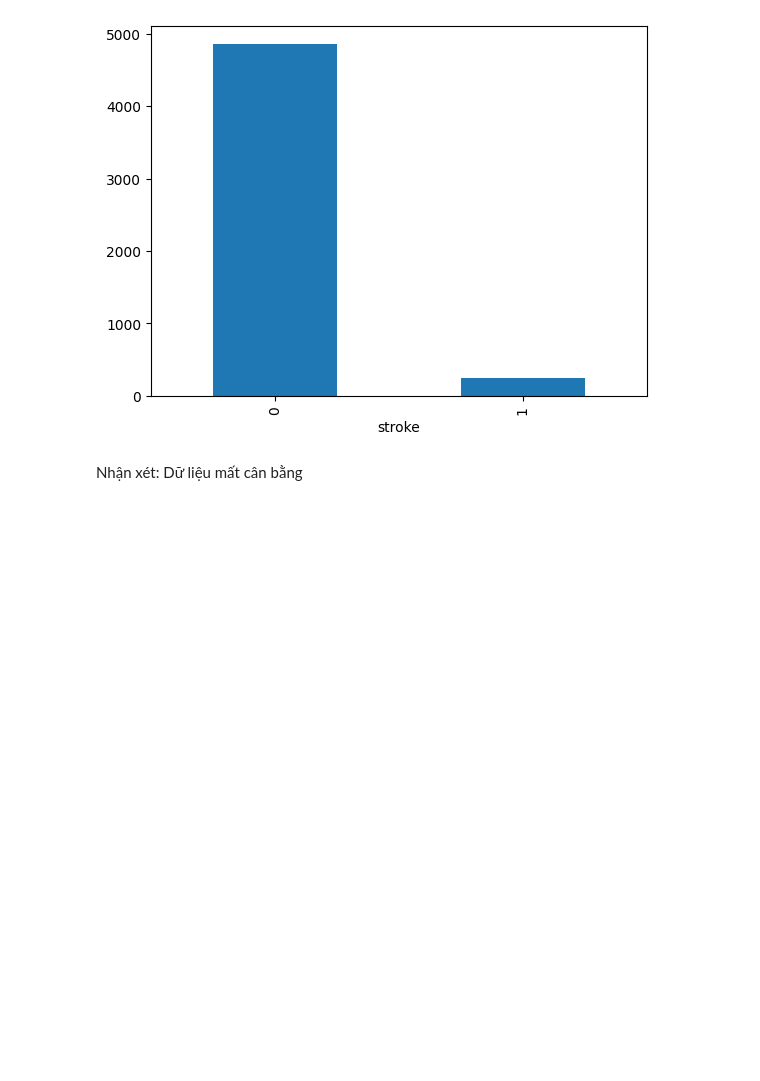
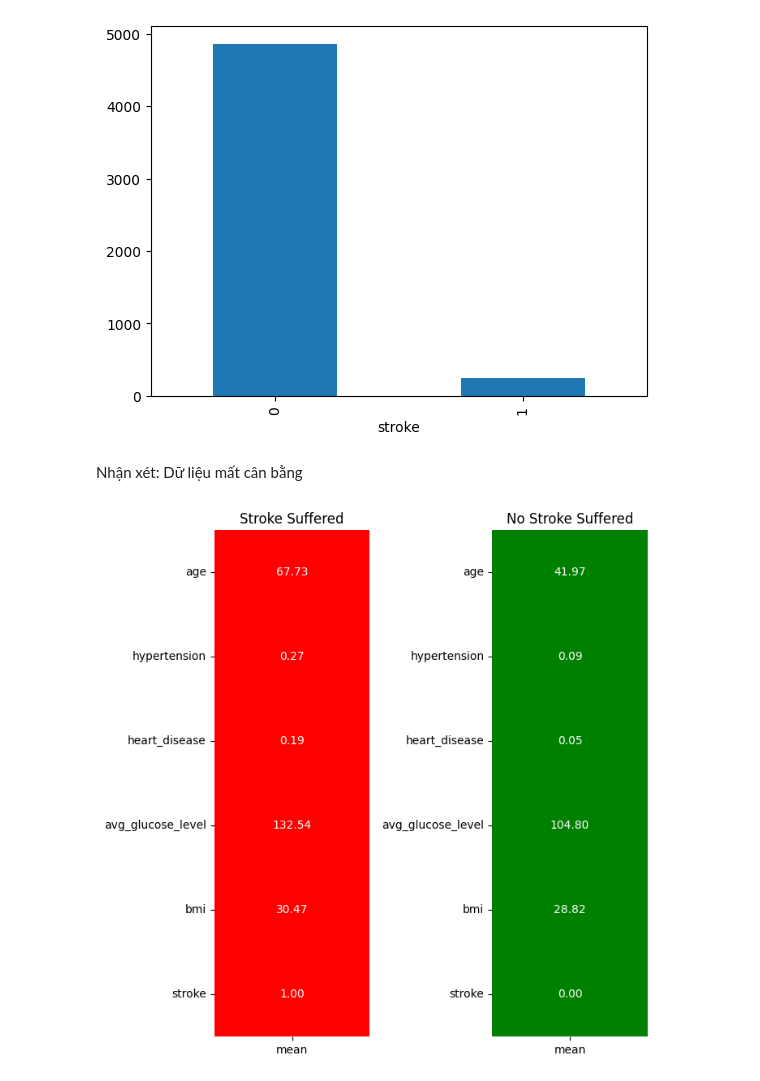
Before and after one commit to thethien8a/Machine-Learning-Project, a Jupyter notebook: Logistic Regression/project_2.ipynb, the cells around one changed output. Cells and saved outputs as stored; diff of their text form; code cells hidden in the pictures; blank space fills up the shorter version.

```diff
--- a/Logistic Regression/project_2.ipynb
+++ b/Logistic Regression/project_2.ipynb
@@ -93,3 +122,62 @@ plt.show()
 [figure]
 # %% [markdown]
 Nhận xét: Dữ liệu mất cân bằng
+# %%
+import pandas as pd
+import numpy as np
+import matplotlib.pyplot as plt
+import seaborn as sns
+
+
+stroke = df[df['stroke'] == 1].describe().T
+no_stroke = df[df['stroke'] == 0].describe().T
+
+stroke_means = stroke['mean']
+no_stroke_means = no_stroke['mean']
+
+# Create a DataFrame for comparison
+comparison = pd.DataFrame({
+    'Stroke Suffered': stroke_means,
+    'No Stroke Suffered': no_stroke_means
+})
+
+# Prepare color lists
+colors_stroke = []
+colors_no_stroke = []
+for idx in comparison.index:
+    if comparison.loc[idx, 'Stroke Suffered'] > comparison.loc[idx, 'No Stroke Suffered']:
+        colors_stroke.append('red')
+        colors_no_stroke.append('green')
+    else:
+        colors_stroke.append('green')
+        colors_no_stroke.append('red')
+
+# Plotting
+fig, axes = plt.subplots(1, 2, figsize=(7, 7))
+
+# Stroke Suffered column
+sns.heatmap(
+    stroke[['mean']],
+    annot=True,
+    fmt=".2f",
+    cmap=sns.color_palette(colors_stroke),  # Custom color palette
+    cbar=False,
+    ax=axes[0]
+)
+axes[0].set_title('Stroke Suffered')
+
+# No Stroke Suffered column (use a neutral color)
+sns.heatmap(
+    no_stroke[['mean']],
+    annot=True,
+    fmt=".2f",
+    cmap=colors_no_stroke,
+    cbar=False,
+    ax=axes[1]
+)
+axes[1].set_title('No Stroke Suffered')
+
+plt.tight_layout()
+plt.show()
+# %% [output]
+[figure, added]
```
Also changed, not shown: parts of 121 cells of this notebook.
